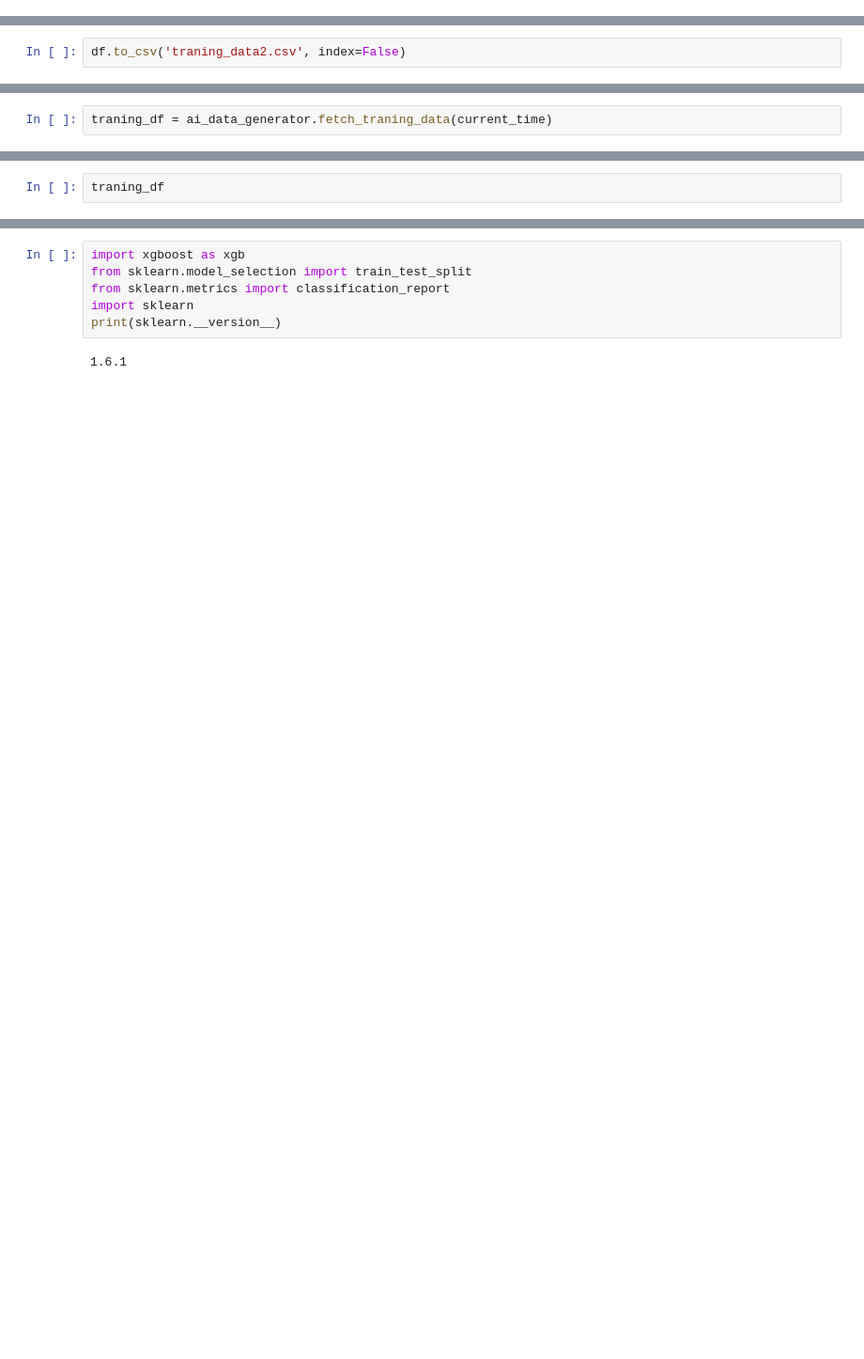
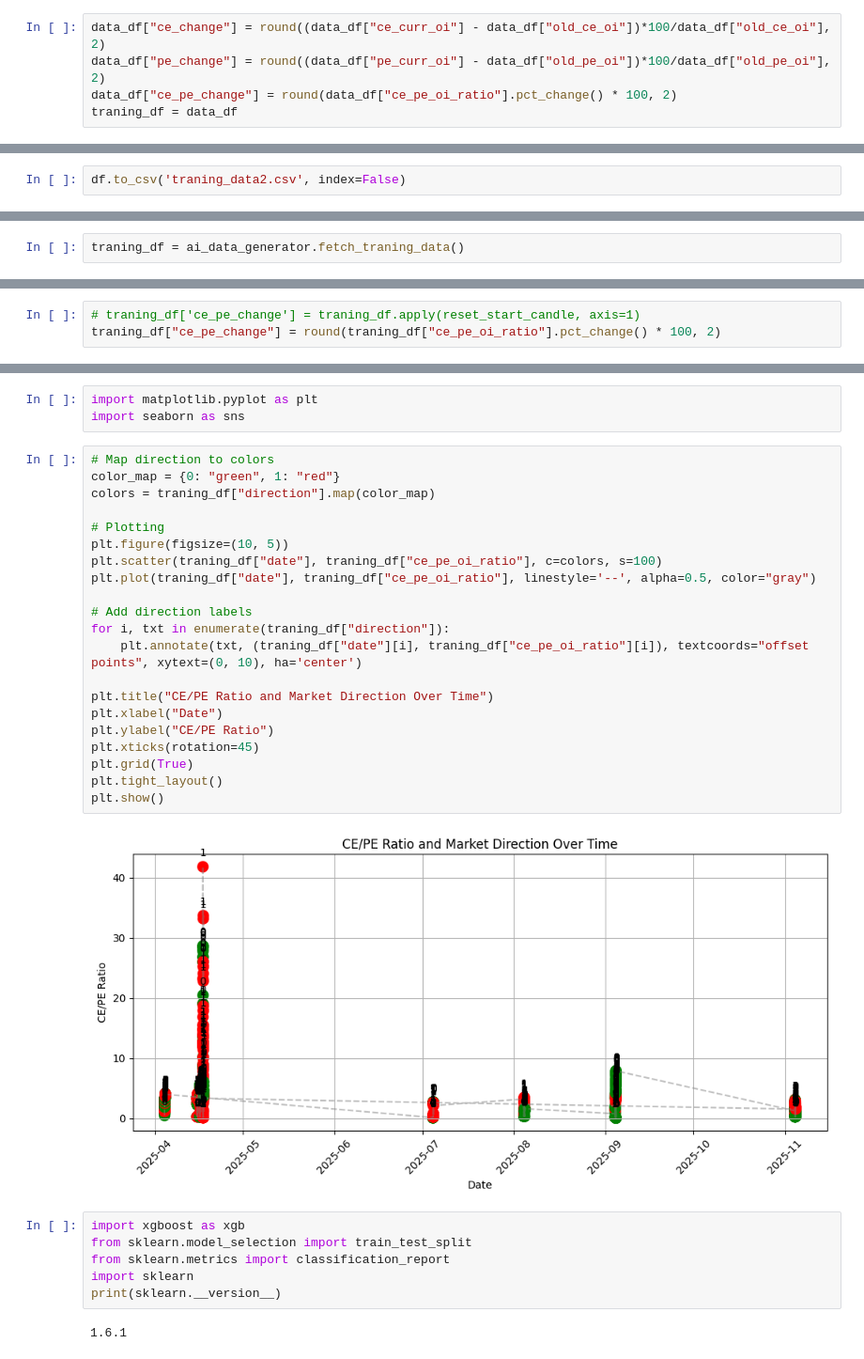
Before and after one commit to raj-sharan/learning, a Jupyter notebook: ai_training_data.ipynb, the cells around one changed output, grey strips where cells are left out. Shown at 94% size. Cells and saved outputs as stored; diff of their text form; blank space fills up the shorter version.

```diff
--- a/ai_training_data.ipynb
+++ b/ai_training_data.ipynb
@@ -28,0 +204,5 @@ data_df = pd.read_csv('traning_data.csv')
+# %%
+data_df["ce_change"] = round((data_df["ce_curr_oi"] - data_df["old_ce_oi"])*100/data_df["old_ce_oi"], 2)
+data_df["pe_change"] = round((data_df["pe_curr_oi"] - data_df["old_pe_oi"])*100/data_df["old_pe_oi"], 2)
+data_df["ce_pe_change"] = round(data_df["ce_pe_oi_ratio"].pct_change() * 100, 2)
+traning_df = data_df
@@ -77,2 +323,2 @@ ai_data_generator.load_traning_data('traning_data2.csv')
 # %%
-traning_df = ai_data_generator.fetch_traning_data(current_time)
+traning_df = ai_data_generator.fetch_traning_data()
@@ -82,2 +332,3 @@ traning_df = ai_data_generator.fetch_traning_data(current_time)
 # %%
-traning_df
+# traning_df['ce_pe_change'] = traning_df.apply(reset_start_candle, axis=1)
+traning_df["ce_pe_change"] = round(traning_df["ce_pe_oi_ratio"].pct_change() * 100, 2)
@@ -106,3 +383,29 @@ Index(['unique_key', 'date', 'time', 'direction', 'ce_pe_oi_ratio',
+# %%
+import matplotlib.pyplot as plt
+import seaborn as sns
+# %%
+# Map direction to colors
+color_map = {0: "green", 1: "red"}
+colors = traning_df["direction"].map(color_map)
+
+# Plotting
+plt.figure(figsize=(10, 5))
+plt.scatter(traning_df["date"], traning_df["ce_pe_oi_ratio"], c=colors, s=100)
+plt.plot(traning_df["date"], traning_df["ce_pe_oi_ratio"], linestyle='--', alpha=0.5, color="gray")
+
+# Add direction labels
+for i, txt in enumerate(traning_df["direction"]):
+    plt.annotate(txt, (traning_df["date"][i], traning_df["ce_pe_oi_ratio"][i]), textcoords="offset points", xytext=(0, 10), ha='center')
+
+plt.title("CE/PE Ratio and Market Direction Over Time")
+plt.xlabel("Date")
+plt.ylabel("CE/PE Ratio")
+plt.xticks(rotation=45)
+plt.grid(True)
+plt.tight_layout()
+plt.show()
+# %% [output]
+[figure, added]
 # %%
 import xgboost as xgb
 from sklearn.model_selection import train_test_split
```
Also changed, not shown: parts of 39 cells of this notebook, 18 other files.
